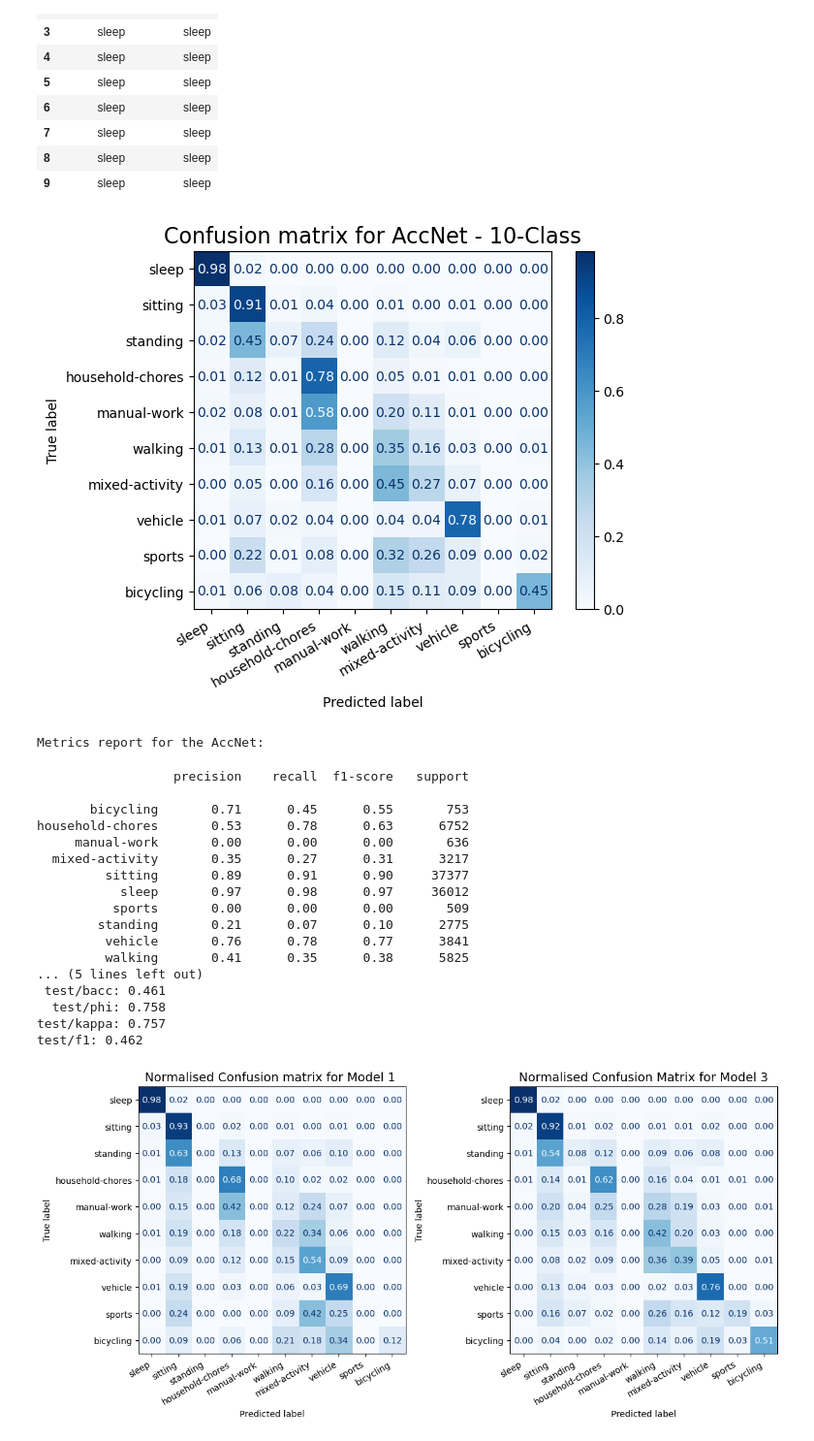
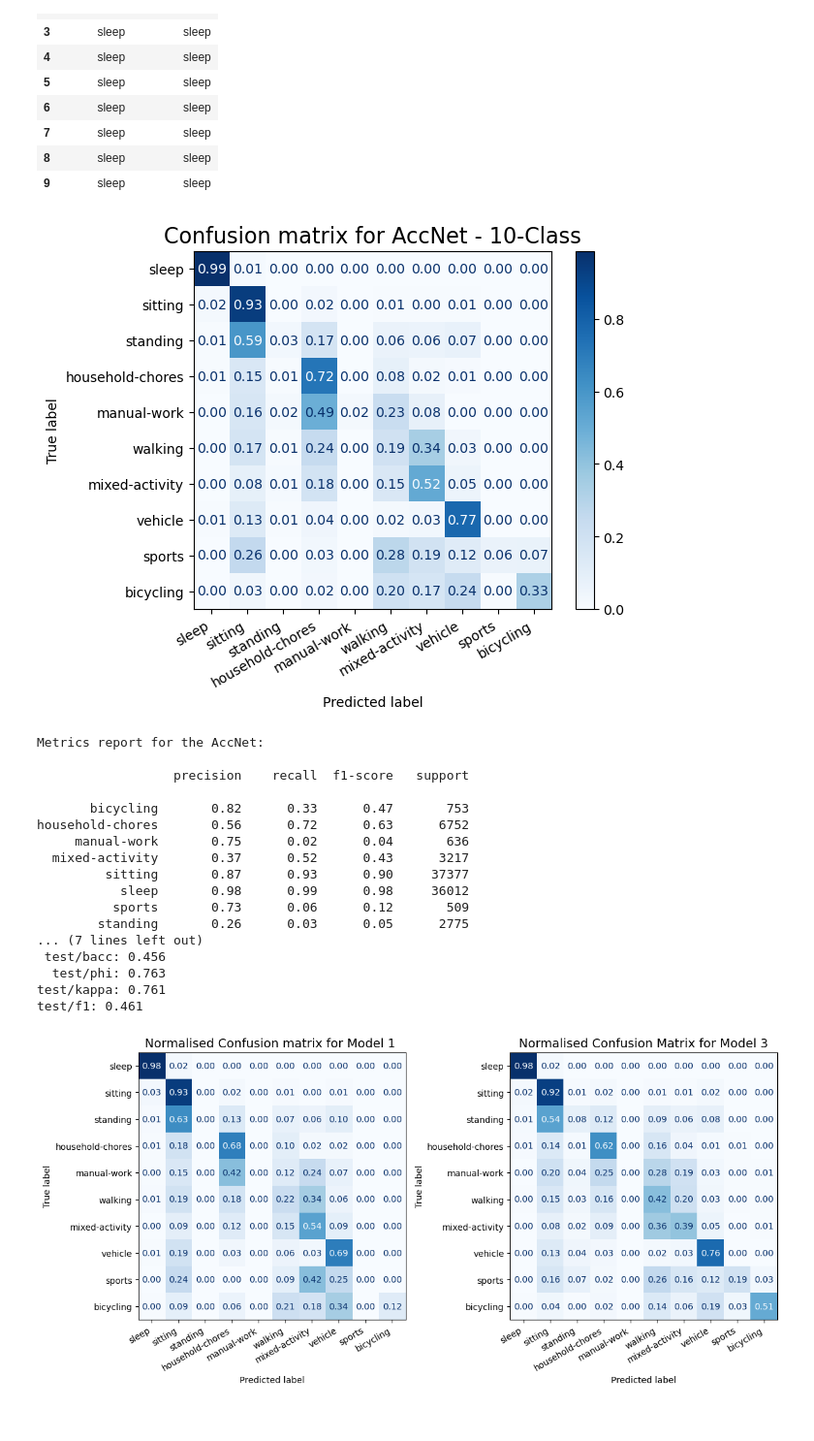
Before and after one commit to finlayscheib/capture24, a Jupyter notebook: Deep_models.ipynb, the cells around one changed output. Shown at 97% size. Saved outputs shown, nothing was run; the diff lists cells and outputs as text; code cells hidden in the pictures.

```diff
--- a/Deep_models.ipynb
+++ b/Deep_models.ipynb
@@ -188,45 +188,44 @@ pred.head(10)
 # Ordering
 HARorder = ['sleep', 'sitting','standing','household-chores','manual-work','walking','mixed-activity','vehicle','sports','bicycling']
 # %%
-pred = pd.read_csv("final_pred_test_ten_w_ds.csv")
+pred = pd.read_csv("final_pred_test_ten_ds.csv")
 ConfusionMatrixDisplay.from_predictions( pred['true_labels'], pred['model_preds'], labels=HARorder,
                                          normalize = 'true', values_format = '.2f',cmap = 'Blues')
 plt.title('Confusion matrix for AccNet - 10-Class', fontsize = 16)
 plt.xticks(rotation=30, ha = 'right')
 plt.show()
 print('Metrics report for the AccNet: \n')
 report = classification_report( pred['true_labels'], pred['model_preds'], digits=2)
 print(report)
 
 bacc = balanced_accuracy_score( pred['true_labels'], pred['model_preds'])
 kappa = cohen_kappa_score( pred['true_labels'], pred['model_preds'])
 phi = matthews_corrcoef(pred['true_labels'], pred['model_preds'])
 f1 = f1_score(pred['true_labels'], pred['model_preds'], average = 'macro')
 
 print(f" test/bacc: {bacc:.3f}")
 print(f"  test/phi: {phi:.3f}")
 print(f"test/kappa: {kappa:.3f}")
 print(f"test/f1: {f1:.3f}")
 # %% [output]
-[figure, old version]
+[figure, new version]
 Metrics report for the AccNet:
+
+                  precision    recall  f1-score   support
+
+       bicycling       0.82      0.33      0.47       753
+household-chores       0.56      0.72      0.63      6752
+     manual-work       0.75      0.02      0.04       636
+  mixed-activity       0.37      0.52      0.43      3217
+         sitting       0.87      0.93      0.90     37377
+           sleep       0.98      0.99      0.98     36012
+          sports       0.73      0.06      0.12       509
+        standing       0.26      0.03      0.05      2775
+... (7 lines left out)
+ test/bacc: 0.456
+  test/phi: 0.763
+test/kappa: 0.761
+test/f1: 0.461
-                  precision    recall  f1-score   support
-
-       bicycling       0.71      0.45      0.55       753
-household-chores       0.53      0.78      0.63      6752
-     manual-work       0.00      0.00      0.00       636
-  mixed-activity       0.35      0.27      0.31      3217
-         sitting       0.89      0.91      0.90     37377
-           sleep       0.97      0.98      0.97     36012
-          sports       0.00      0.00      0.00       509
-        standing       0.21      0.07      0.10      2775
-         vehicle       0.76      0.78      0.77      3841
-         walking       0.41      0.35      0.38      5825
-... (5 lines left out)
- test/bacc: 0.461
-  test/phi: 0.758
-test/kappa: 0.757
-test/f1: 0.462
 # %%
 pred = pd.read_csv("final_pred_test_ten_Model4.csv")
 
```
Also changed, not shown: parts of 5 cells of this notebook, 2 other files.
